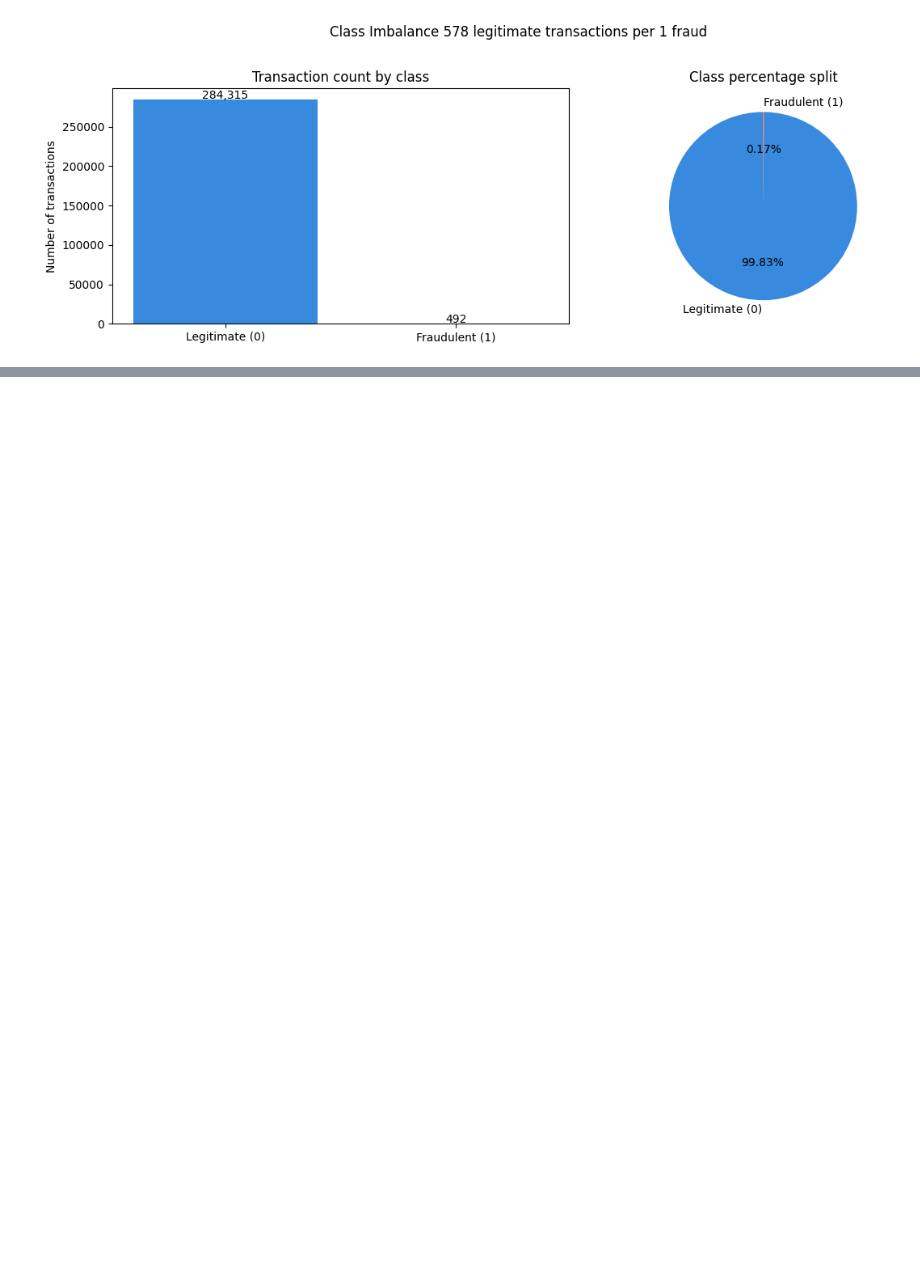
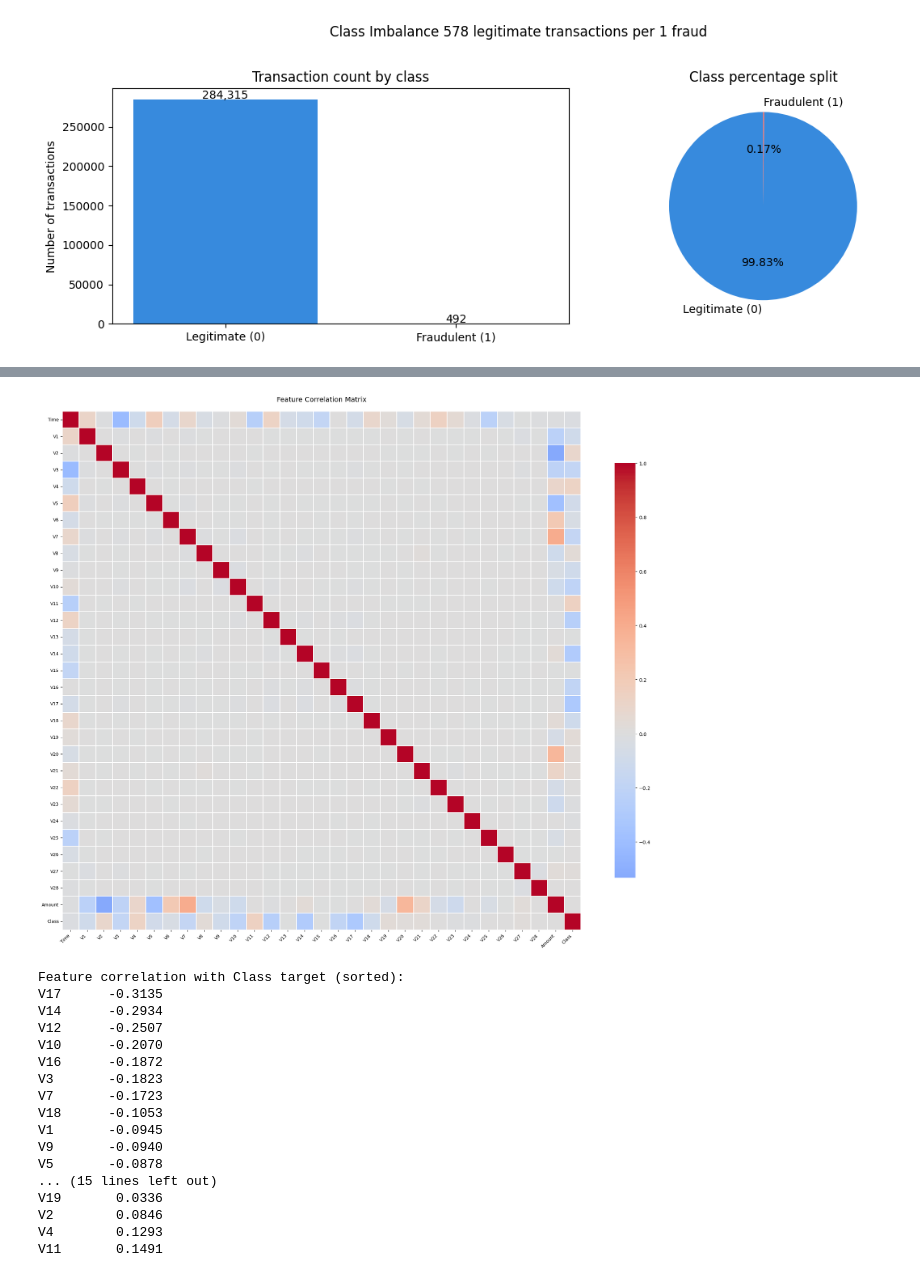
Before and after one commit to richyfabz/FraudDetectionModel_Fintech, a Jupyter notebook: notebooks/01_data_ingestion_and_eda.ipynb, the cells around one changed output, grey strips where cells are left out. Saved outputs shown, nothing was run; the diff lists cells and outputs as text; code cells hidden in the pictures; blank space fills up the shorter version.

```diff
--- a/notebooks/01_data_ingestion_and_eda.ipynb
+++ b/notebooks/01_data_ingestion_and_eda.ipynb
@@ -166,0 +273,15 @@ plt.show()
+# %%
+#  Duplicate detection
+duplicate_count = df.duplicated().sum()
+print(f"Total duplicate rows: {duplicate_count}")
+print()
+
+if duplicate_count > 0:
+    print(f"Removing {duplicate_count} duplicate rows...")
+    df = df.drop_duplicates()
+    print(f"Dataset shape after removing duplicates: {df.shape}")
+else:
+    print("No duplicates found. Dataset is clean.")
+
+print()
+print(f"Final dataset shape: {df.shape}")
@@ -166,0 +373,43 @@ plt.show()
+# %%
+# Correlation heatmap
+plt.figure(figsize=(20, 16))
+
+correlation_matrix = df.corr()
+
+sns.heatmap(correlation_matrix,
+            cmap='coolwarm',
+            center=0,
+            annot=False,
+            linewidths=0.3,
+            square=True,
+            cbar_kws={'shrink': 0.8})
+
+plt.title('Feature Correlation Matrix', fontsize=14, pad=20)
+plt.xticks(rotation=45, ha='right', fontsize=9)
+plt.yticks(rotation=0, fontsize=9)
+plt.tight_layout()
+plt.show()
+
+#  Correlation with Class target specifically
+print("Feature correlation with Class target (sorted):")
+class_corr = correlation_matrix['Class'].drop('Class').sort_values()
+print(class_corr.to_string())
+# %% [output]
+[figure, added]
+Feature correlation with Class target (sorted):
+V17      -0.3135
+V14      -0.2934
+V12      -0.2507
+V10      -0.2070
+V16      -0.1872
+V3       -0.1823
+V7       -0.1723
+V18      -0.1053
+V1       -0.0945
+V9       -0.0940
+V5       -0.0878
+... (15 lines left out)
+V19       0.0336
+V2        0.0846
+V4        0.1293
+V11       0.1491
```
Also changed, not shown: parts of 14 cells of this notebook.
